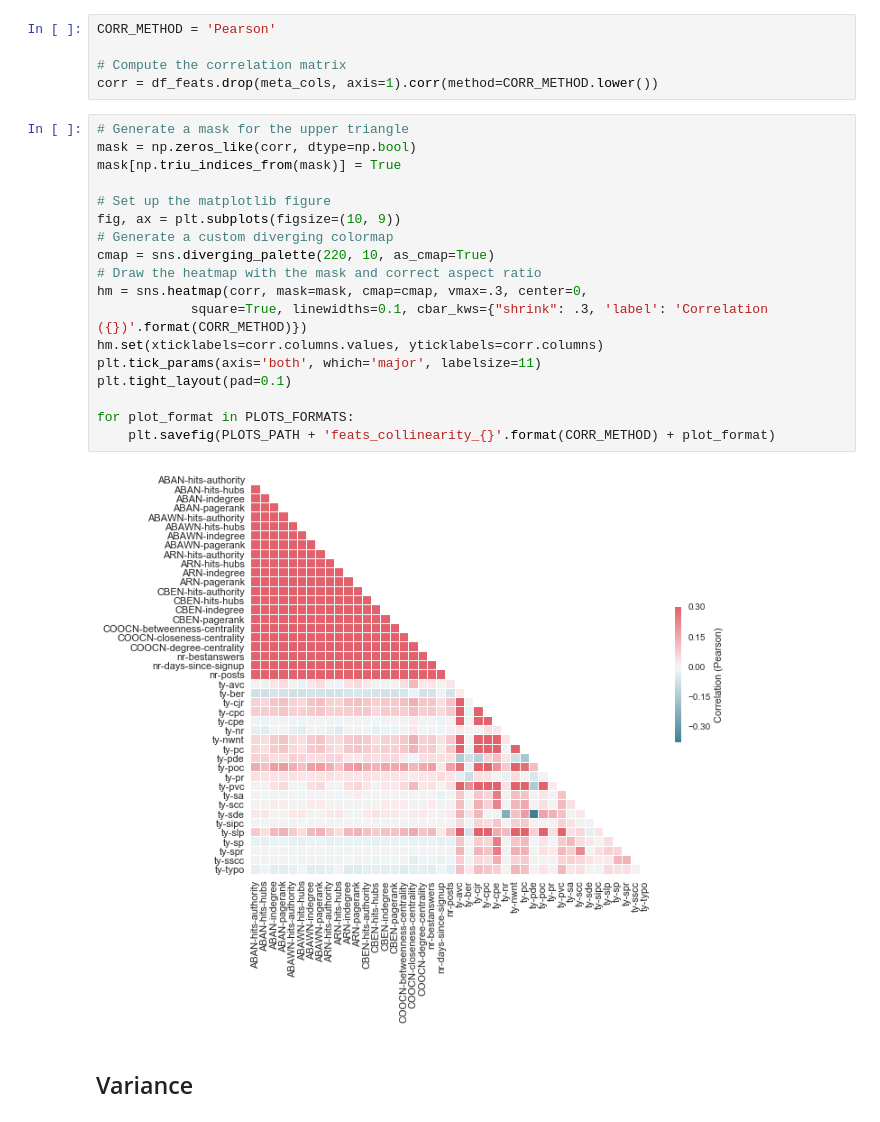
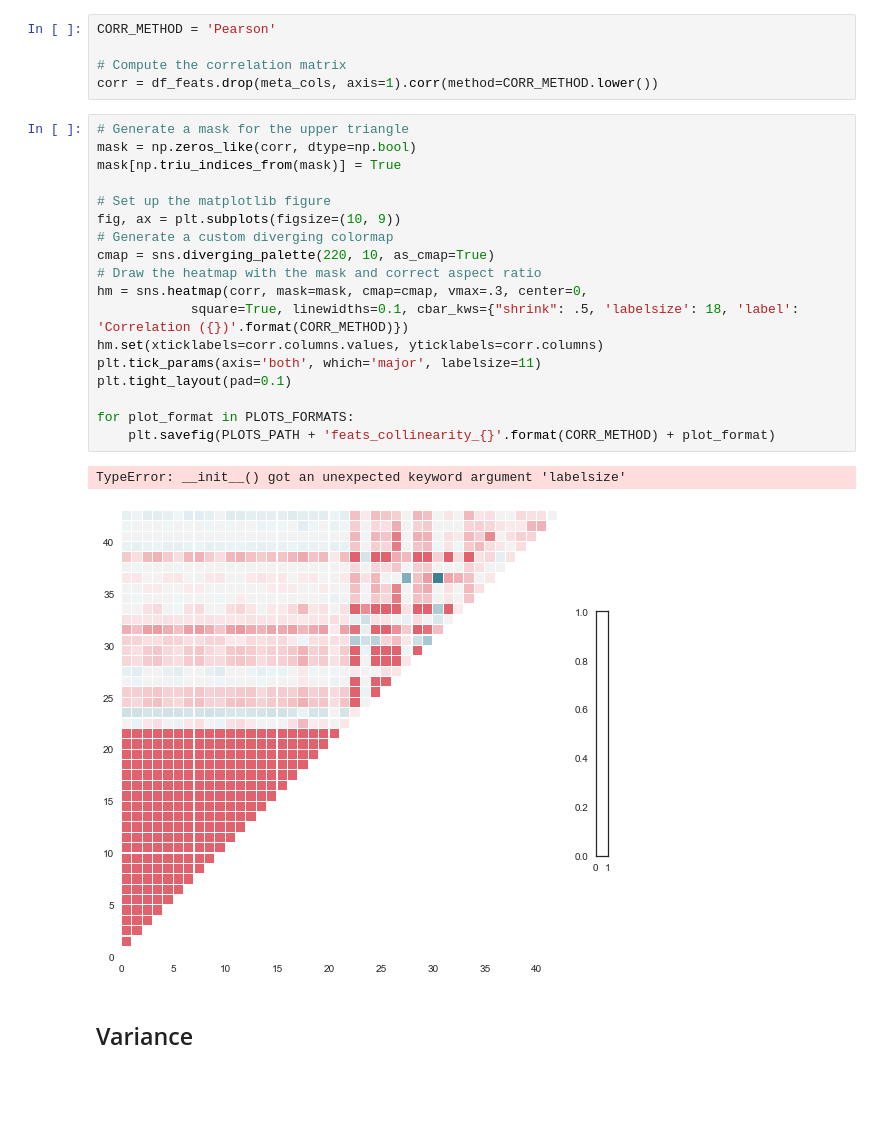
Before and after one commit to enricorotundo/StackexchangeDatadumpQualityAnnotator, a Jupyter notebook: Analysis/Tasks/BestAnswer/Features Analysis.ipynb, the cells around one changed output. Cells and saved outputs as stored; diff of their text form; blank space fills up the shorter version.

```diff
--- a/Analysis/Tasks/BestAnswer/Features Analysis.ipynb
+++ b/Analysis/Tasks/BestAnswer/Features Analysis.ipynb
@@ -48,23 +48,24 @@ corr = df_feats.drop(meta_cols, axis=1).corr(method=CORR_METHOD.lower())
 # %%
 # Generate a mask for the upper triangle
 mask = np.zeros_like(corr, dtype=np.bool)
 mask[np.triu_indices_from(mask)] = True
 
 # Set up the matplotlib figure
 fig, ax = plt.subplots(figsize=(10, 9))
 # Generate a custom diverging colormap
 cmap = sns.diverging_palette(220, 10, as_cmap=True)
 # Draw the heatmap with the mask and correct aspect ratio
 hm = sns.heatmap(corr, mask=mask, cmap=cmap, vmax=.3, center=0,
-            square=True, linewidths=0.1, cbar_kws={"shrink": .3, 'label': 'Correlation ({})'.format(CORR_METHOD)})
+            square=True, linewidths=0.1, cbar_kws={"shrink": .5, 'labelsize': 18, 'label': 'Correlation ({})'.format(CORR_METHOD)})
 hm.set(xticklabels=corr.columns.values, yticklabels=corr.columns)
 plt.tick_params(axis='both', which='major', labelsize=11)
 plt.tight_layout(pad=0.1)
 
 for plot_format in PLOTS_FORMATS:
     plt.savefig(PLOTS_PATH + 'feats_collinearity_{}'.format(CORR_METHOD) + plot_format)
 # %% [output]
+TypeError: __init__() got an unexpected keyword argument 'labelsize'
-[figure, old version]
+[figure, new version]
 # %% [markdown]
 ## Variance
 # %%
```
Also changed, not shown: parts of 1 cell of this notebook, 2 other files.
